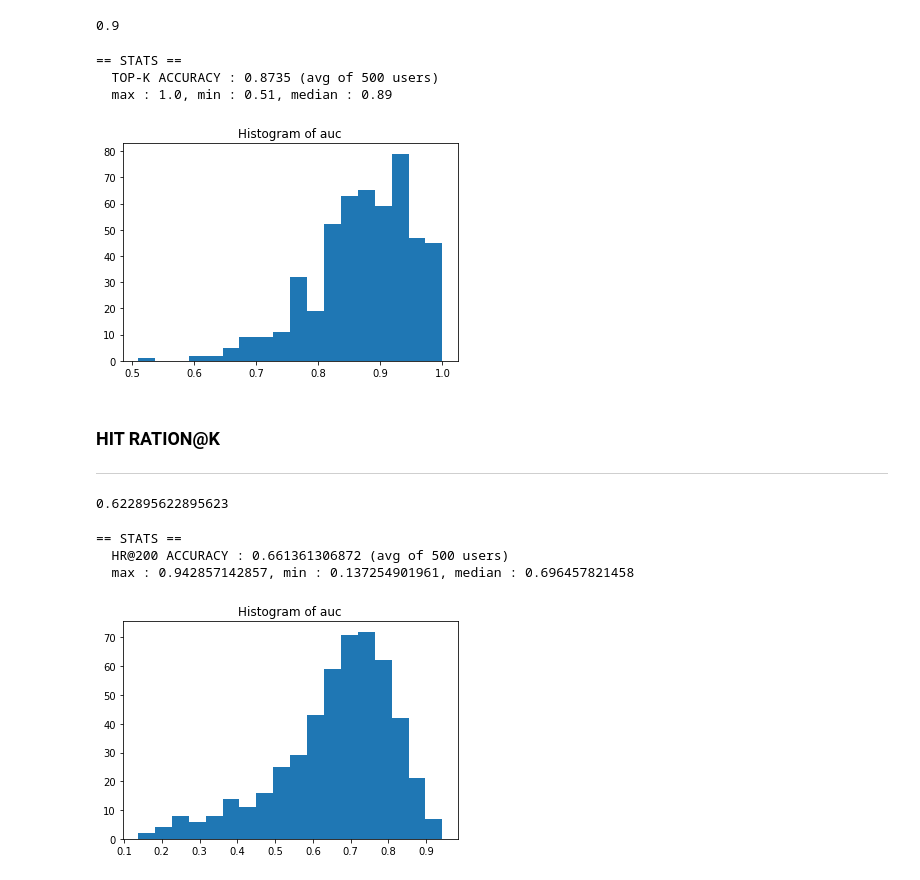
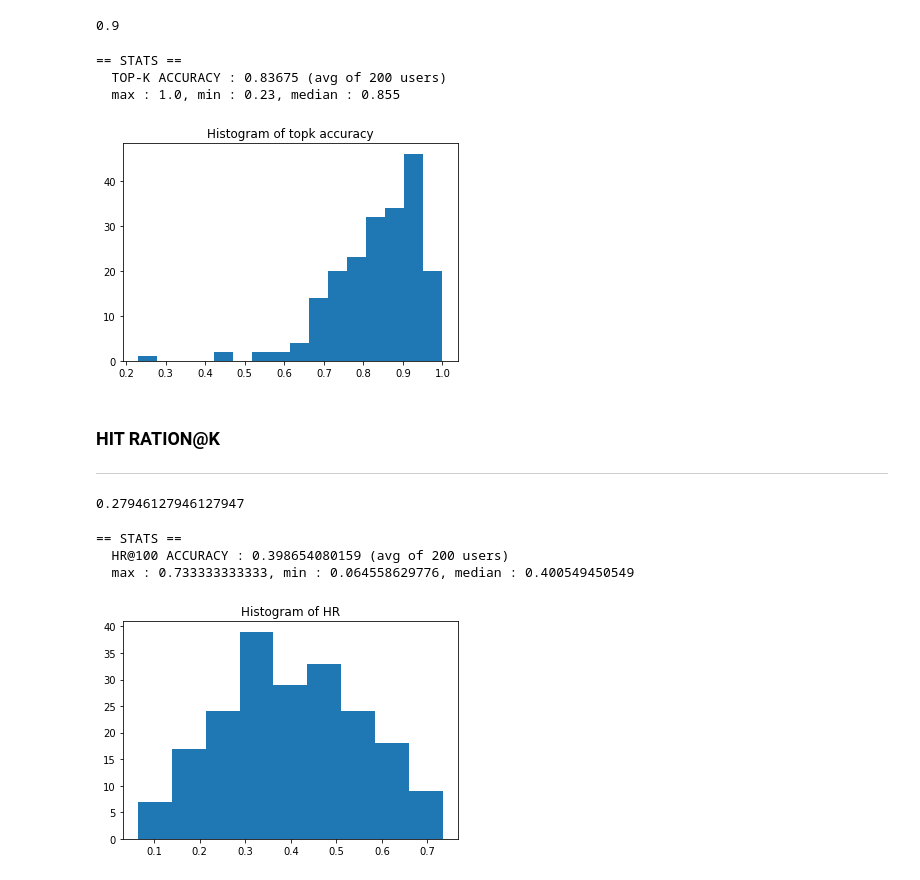
Before and after one commit to KwankiAhn/ai-study, a Jupyter notebook: autoencoder-cf-practice.ipynb, the cells around one changed output. Drawn from its saved outputs; the diff is of its cells as text; code cells hidden in the pictures.

```diff
--- a/autoencoder-cf-practice.ipynb
+++ b/autoencoder-cf-practice.ipynb
@@ -424,6 +449,6 @@ get_auc_score(45, autoencoder, r_matrix, user2idx, idx2movie, movies, item_k=150
 # %%
 # AUC SCORE of 500 person average
-k = 500
+k = 400
 import random
 r_user_idx = random.sample(range(0, len(users)), k)
 
@@ -495,7 +520,7 @@ get_topk_accuracy() start, user id : 45
 0.9
 # %%
 # TOP K SCORE of 500 person average
-k = 500
+k = 200
 import random
 r_user_idx = random.sample(range(0, len(users)), k)
 
@@ -507,13 +532,13 @@ print "== STATS =="
 print "  TOP-K ACCURACY : {} (avg of {} users)".format(np.average(score_agg), k)
 print "  max : {}, min : {}, median : {}".format(max(score_agg), min(score_agg), np.median(score_agg))
 plt.hist(score_agg, bins='auto')  # arguments are passed to np.histogram
-plt.title("Histogram of auc")
+plt.title("Histogram of topk accuracy")
 plt.show()
 # %% [output]
 == STATS ==
-  TOP-K ACCURACY : 0.8735 (avg of 500 users)
-  max : 1.0, min : 0.51, median : 0.89
+  TOP-K ACCURACY : 0.83675 (avg of 200 users)
+  max : 1.0, min : 0.23, median : 0.855
-[figure, old version]
+[figure, new version]
 # %% [markdown]
 ### HIT RATION@K
 <hr style='height:5px'>
@@ -556,13 +581,13 @@ def get_hitratio_n(user_id, model, r_matrix, user2idx, idx2movie, movies, base=1
     return score
 # %%
 # HR@K Score of single person
-HRK = 200
+HRK = 100
 get_hitratio_n(45, autoencoder, r_matrix, user2idx, idx2movie, movies, base=HRK, debug=False)
 # %% [output]
-0.622895622895623
+0.27946127946127947
 # %%
 # HR@K SCORE of 500 person average
-k = 500
+k = 200
 import random
 r_user_idx = random.sample(range(0, len(users)), k)
 
@@ -572,12 +597,12 @@ for u in r_user_idx:
 # %%
 print "== STATS =="
 print "  HR@{} ACCURACY : {} (avg of {} users)".format(HRK, np.average(score_agg), k)
 print "  max : {}, min : {}, median : {}".format(max(score_agg), min(score_agg), np.median(score_agg))
 plt.hist(score_agg, bins='auto')  # arguments are passed to np.histogram
-plt.title("Histogram of auc")
+plt.title("Histogram of HR")
 plt.show()
 # %% [output]
 == STATS ==
-  HR@200 ACCURACY : 0.661361306872 (avg of 500 users)
-  max : 0.942857142857, min : 0.137254901961, median : 0.696457821458
+  HR@100 ACCURACY : 0.398654080159 (avg of 200 users)
+  max : 0.733333333333, min : 0.064558629776, median : 0.400549450549
-[figure, old version]
+[figure, new version]
```
Also changed, not shown: parts of 10 cells of this notebook, 10 other files.
